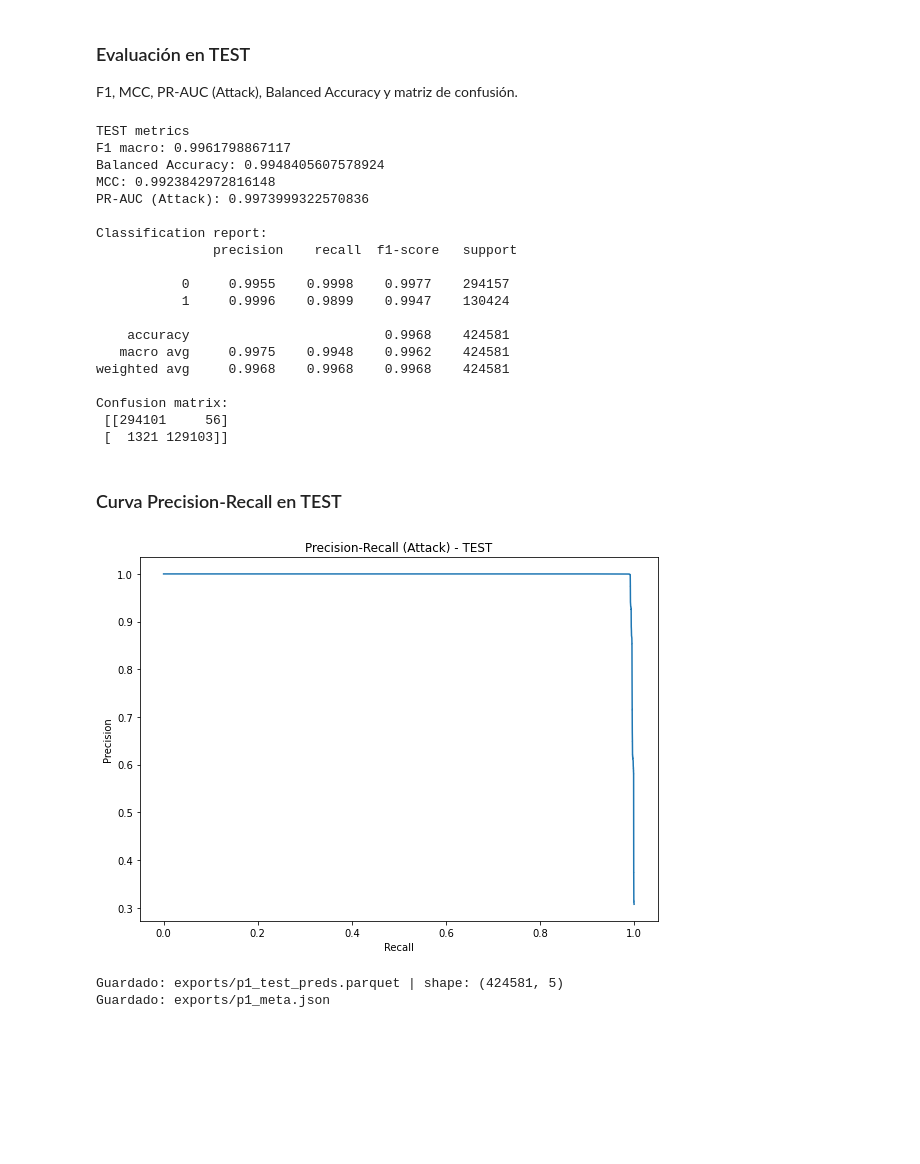
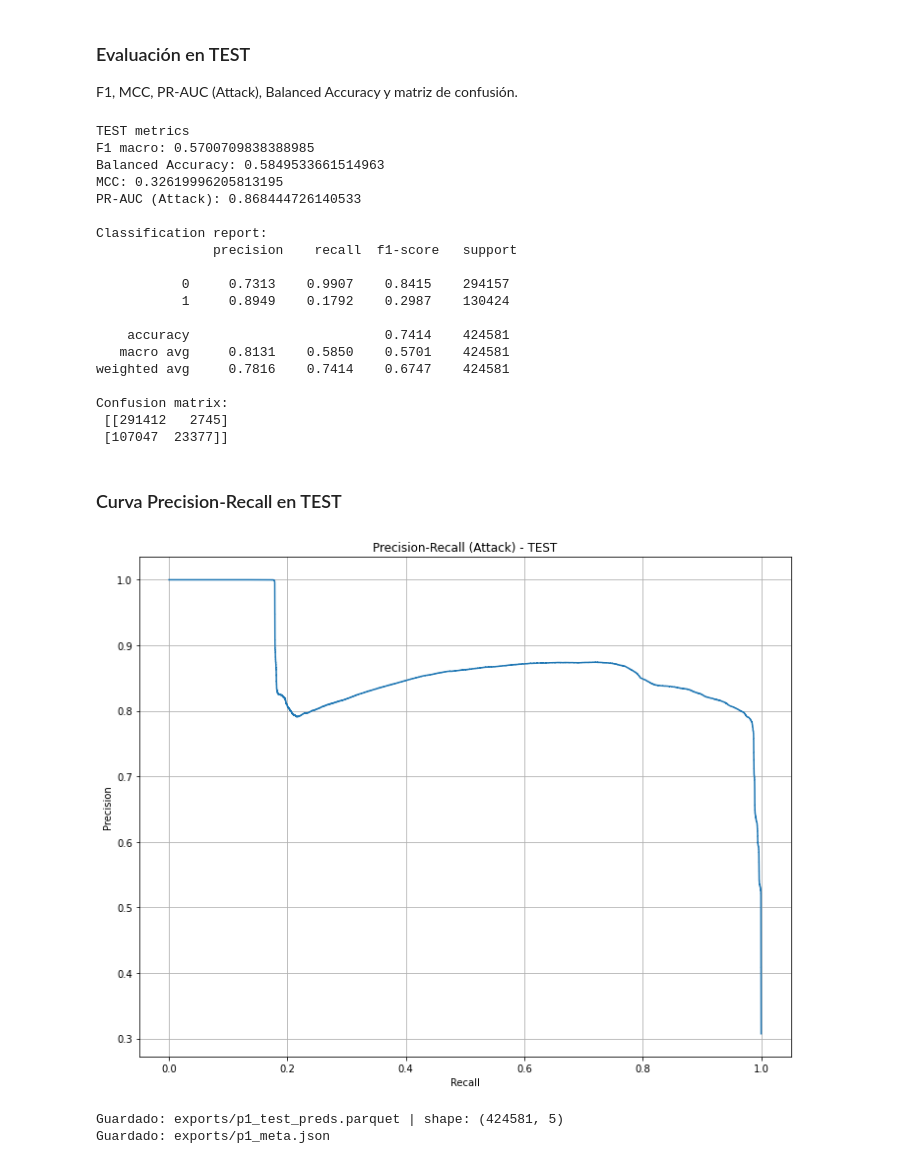
Before and after one commit to DaniSabbagh97/Hybrid_IDS_DeepLearning_TFM, a Jupyter notebook: pipeline1_pca_mlp.ipynb, the cells around one changed output. Drawn from its saved outputs; the diff is of its cells as text; code cells hidden in the pictures; blank space fills up the shorter version.

```diff
--- a/pipeline1_pca_mlp.ipynb
+++ b/pipeline1_pca_mlp.ipynb
@@ -25,8 +25,8 @@ df = df.sort_values("Timestamp").reset_index(drop=True)
 - X son columnas numéricas.
 # %%
 y = df["Attack"].astype(np.int64).values
-
-X_df = df.select_dtypes(include=[np.number]).copy()
+X_df = df.select_dtypes(include=[np.number]).drop(columns=["Attack"]).copy()
+#X_df = df.select_dtypes(include=[np.number]).copy()
 # %% [markdown]
 ### Split temporal (train/val/test)
 70% / 15% / 15% en orden cronológico
@@ -262,41 +262,43 @@ cm = confusion_matrix(y_true, y_pred)
 print("Confusion matrix:\n", cm)
 # %% [output]
 TEST metrics
-F1 macro: 0.9961798867117
-Balanced Accuracy: 0.9948405607578924
-MCC: 0.9923842972816148
-PR-AUC (Attack): 0.9973999322570836
+F1 macro: 0.5700709838388985
+Balanced Accuracy: 0.5849533661514963
+MCC: 0.32619996205813195
+PR-AUC (Attack): 0.868444726140533
 
 Classification report:
                precision    recall  f1-score   support
 
-           0     0.9955    0.9998    0.9977    294157
-           1     0.9996    0.9899    0.9947    130424
+           0     0.7313    0.9907    0.8415    294157
+           1     0.8949    0.1792    0.2987    130424
 
-    accuracy                         0.9968    424581
-   macro avg     0.9975    0.9948    0.9962    424581
-weighted avg     0.9968    0.9968    0.9968    424581
+    accuracy                         0.7414    424581
+   macro avg     0.8131    0.5850    0.5701    424581
+weighted avg     0.7816    0.7414    0.6747    424581
 
 Confusion matrix:
- [[294101     56]
- [  1321 129103]]
+ [[291412   2745]
+ [107047  23377]]
 # %% [markdown]
 ### Curva Precision-Recall en TEST
 # %%
 import matplotlib.pyplot as plt
 from sklearn.metrics import precision_recall_curve
 
 prec, rec, _ = precision_recall_curve(y_true, y_proba[:, 1])
 
-plt.figure(figsize=(8, 6))
+plt.figure(figsize=(10, 8))
 plt.plot(rec, prec)
 plt.title("Precision-Recall (Attack) - TEST")
 plt.xlabel("Recall")
 plt.ylabel("Precision")
 plt.tight_layout()
+plt.grid(True)
+plt.savefig("Pipe1_pr_curve_test.png", dpi=300, bbox_inches="tight")  # <-- esto
 plt.show()
 # %% [output]
-[figure, old version]
+[figure, new version]
 # %%
 import os, json
 import numpy as np
```
Also changed, not shown: parts of 5 cells of this notebook, 1 other file.
